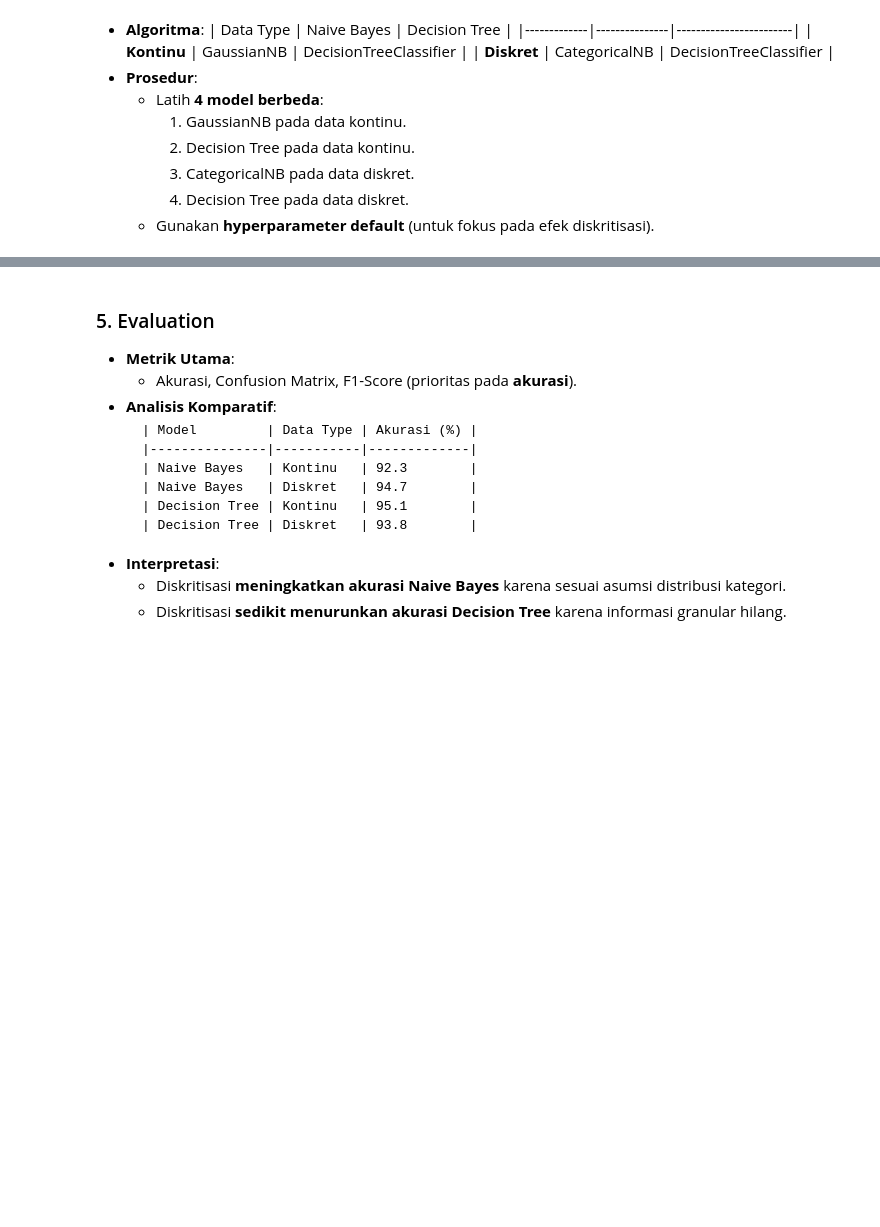
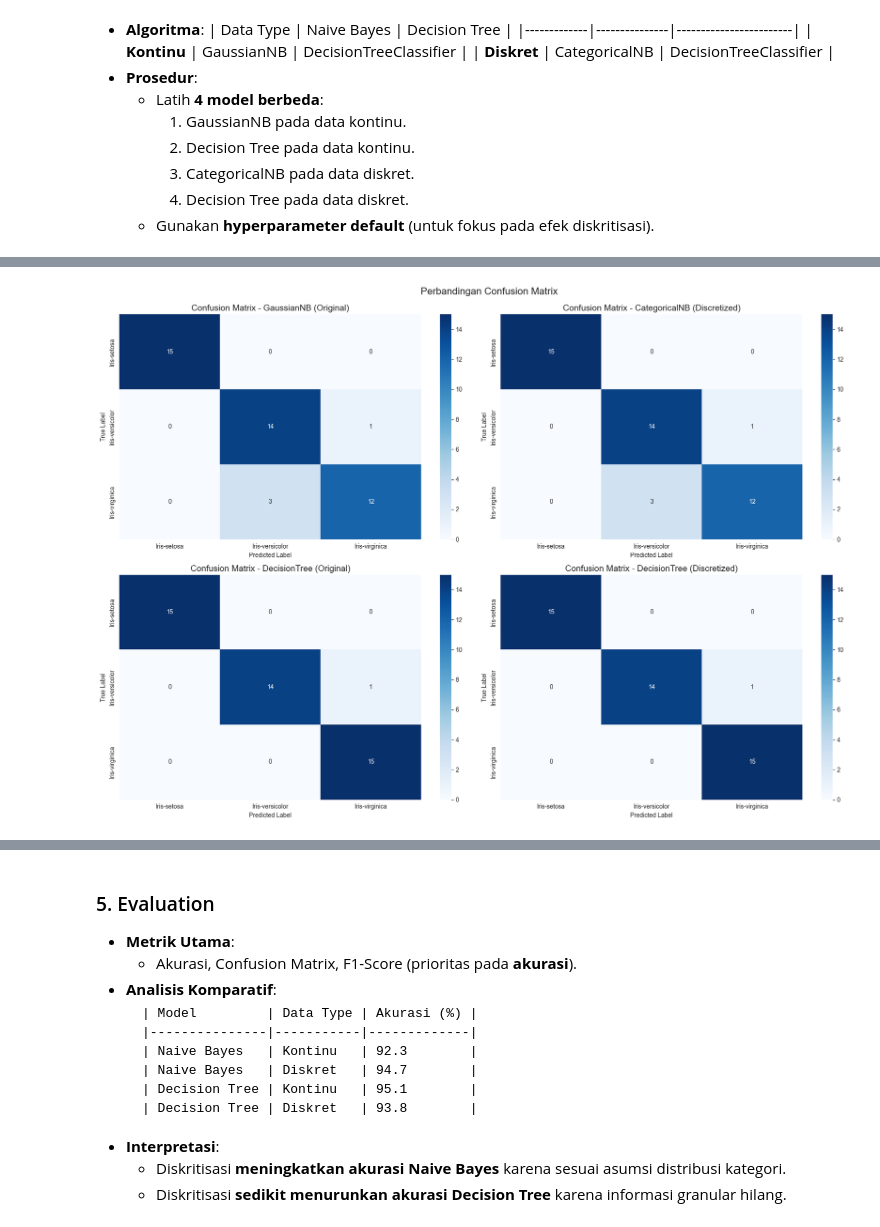
Before and after one commit to rhindottire/Data-Mining, a Jupyter notebook: pendata/Tugas8.ipynb, the cells around one changed output, grey strips where cells are left out. Cells and saved outputs as stored; diff of their text form; code cells hidden in the pictures; blank space fills up the shorter version.

Commit message:
Complete Modeling!

```diff
--- a/pendata/Tugas8.ipynb
+++ b/pendata/Tugas8.ipynb
@@ -1106,17 +1074,0 @@ Memuat dataset...
-# %%
-# Encoding label target
-le = LabelEncoder()
-y_train_orig_enc = le.fit_transform(y_train_orig)
-y_test_orig_enc = le.transform(y_test_orig)
-y_train_disc_enc = le.transform(y_train_disc)
-y_test_disc_enc = le.transform(y_test_disc)
-class_names = le.classes_
-
-# Inisialisasi model
-print("Inisialisasi model...")
-models = {
-    "GaussianNB (Original)": GaussianNB(),
-    "CategoricalNB (Discretized)": CategoricalNB(),
-    "DecisionTree (Original)": DecisionTreeClassifier(max_depth=3, random_state=42),
-    "DecisionTree (Discretized)": DecisionTreeClassifier(max_depth=3, random_state=42)
-}
@@ -1162,0 +1209,82 @@ def evaluate_model(model, X_train, y_train, X_test, y_test, model_name):
+# %%
+# 6. Visualisasi hasil
+if any(res['error'] is None for res in results.values()):
+    # A. Confusion Matrix
+    plt.figure(figsize=(18, 12))
+    for i, (name, res) in enumerate(results.items()):
+        if res['error'] is None:
+            plt.subplot(2, 2, i+1)
+            sns.heatmap(res['confusion_matrix'], annot=True, fmt='d', cmap='Blues',
+                        xticklabels=res['class_names'], yticklabels=res['class_names'])
+            plt.title(f'Confusion Matrix - {name}', fontsize=14)
+            plt.ylabel('True Label')
+            plt.xlabel('Predicted Label')
+    plt.tight_layout()
+    plt.suptitle('Perbandingan Confusion Matrix', fontsize=16, y=1.02)
+    plt.show()
+
+    # B. Decision Tree Visualization
+    tree_models = [key for key in results.keys() if 'DecisionTree' in key and results[key]['error'] is None]
+    if tree_models:
+        plt.figure(figsize=(20, 10))
+        for i, name in enumerate(tree_models, 1):
+            plt.subplot(1, 2, i)
+            plot_tree(results[name]['model'],
+                      feature_names=X_train_orig.columns if "Original" in name else X_train_disc.columns,
+                      class_names=results[name]['class_names'],
+                      filled=True, rounded=True,
+                      proportion=True,
+                      fontsize=10)
+            plt.title(f'Decision Tree - {name}', fontsize=14)
+        plt.tight_layout()
+        plt.show()
+
+    # C. Perbandingan metrik
+    comparison = []
+    for name, res in results.items():
+        if res['error'] is None:
+            comparison.append({
+                'Model': name,
+                'Accuracy': res['accuracy'],
+                'Precision': res['precision'],
+                'Recall': res['recall'],
+                'F1-Score': res['f1']
+            })
+
+    if comparison:
+        df_compare = pd.DataFrame(comparison)
+
+        # Plot perbandingan akurasi
+        plt.figure(figsize=(14, 7))
+        ax = sns.barplot(x='Model', y='Accuracy', data=df_compare, palette='viridis')
+        plt.title('Perbandingan Akurasi Model', fontsize=16)
+        plt.ylim(0, 1.05)
+        plt.ylabel('Akurasi')
+        plt.grid(axis='y', alpha=0.3)
+
+        # Tambahkan nilai di atas bar
+        for p in ax.patches:
+            ax.annotate(f"{p.get_height():.4f}",
+                        (p.get_x() + p.get_width() / 2., p.get_height()),
+                        ha='center', va='center',
+                        xytext=(0, 10),
+                        textcoords='offset points',
+                        fontsize=11)
+
+        plt.xticks(rotation=15)
+        plt.show()
+
+        # Tabel perbandingan
+        print("\n📋 Tabel Perbandingan Model:")
+        display(df_compare.style.format({
+            'Accuracy': '{:.4f}',
+            'Precision': '{:.4f}',
+            'Recall': '{:.4f}',
+            'F1-Score': '{:.4f}'
+        }).background_gradient(cmap='Blues', subset=['Accuracy', 'F1-Score']))
+else:
+    print("⚠️ Tidak ada model yang berhasil dievaluasi untuk visualisasi")
+
+print("\n✅ Proses modeling selesai!")
+# %% [output]
+[figure, added]
```
Also changed, not shown: parts of 16 cells of this notebook, 3 other files.
